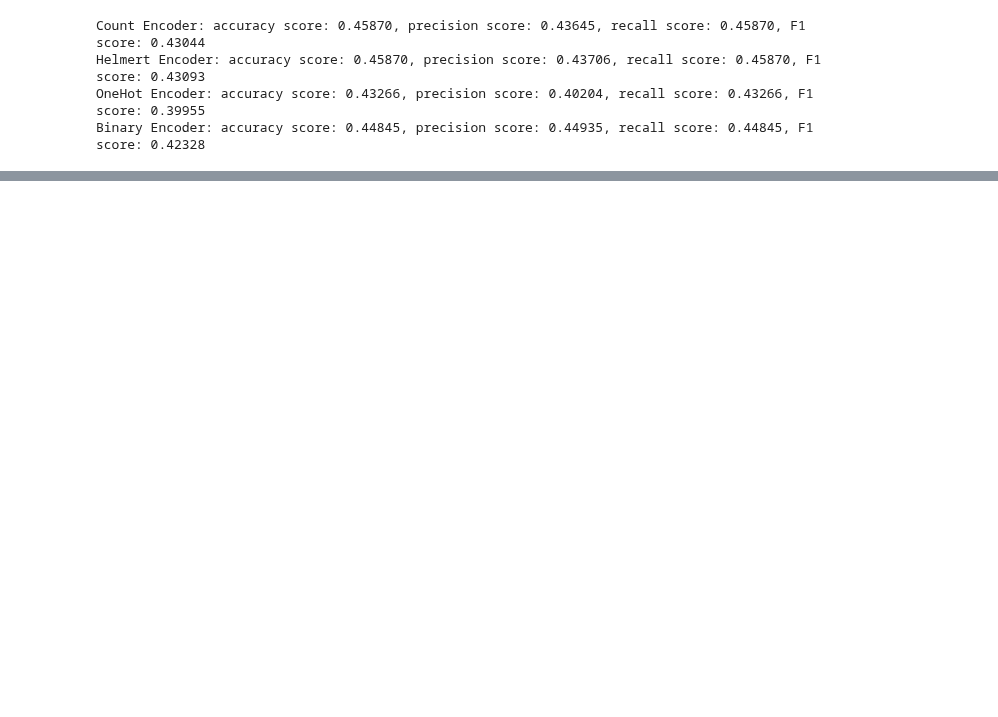
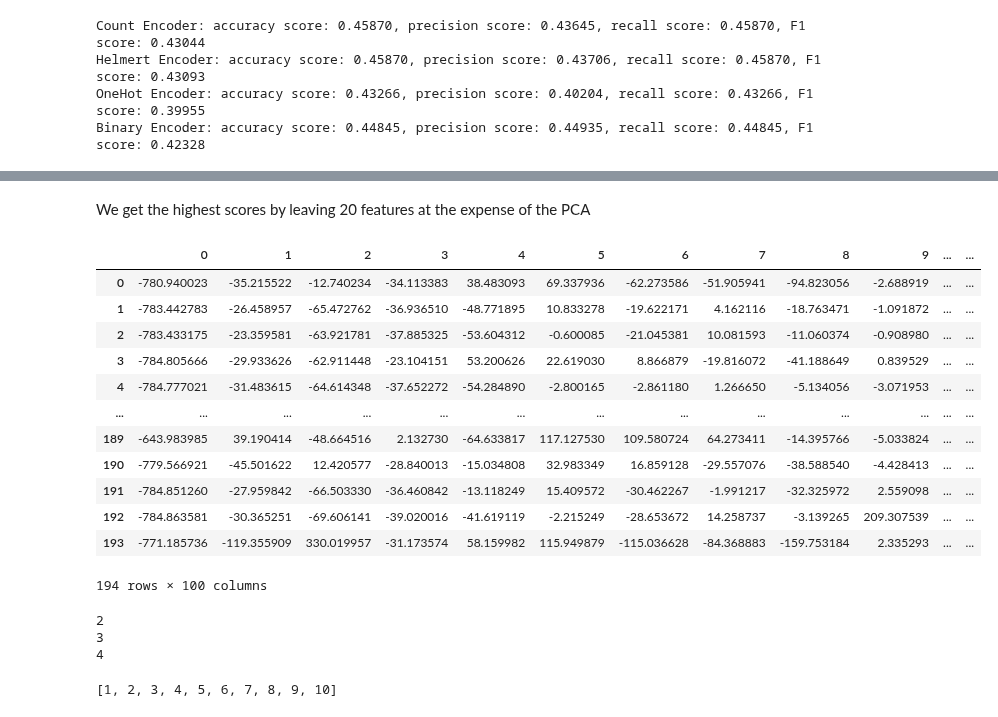
Before and after one commit to Fedorov-Nikita/Classification-Flags, a Jupyter notebook: classification-flags.ipynb, the cells around one changed output, grey strips where cells are left out. Cells and saved outputs as stored; diff of their text form; code cells hidden in the pictures; blank space fills up the shorter version.

Commit message:
Add polynomial features and PCA

```diff
--- a/classification-flags.ipynb
+++ b/classification-flags.ipynb
@@ -331,0 +344,35 @@ Pipeline(steps=[('transformer',
+# %% [markdown]
+We get the highest scores by leaving 20 features at the expense of the PCA
+# %%
+transformer = ColumnTransformer(transformers=[('cat', helm_enc, cat)],
+                                remainder='passthrough')
+pipeline = Pipeline(steps=[('transformer', transformer),
+                           ('poly', PolynomialFeatures(degree=3,include_bias=False)),
+                           ('PCA', PCA(n_components=100))])
+X1 = pipeline.fit_transform(X)
+pd.DataFrame(X1)
+# %% [output]
+|  | 0 | 1 | 2 | 3 | 4 | 5 | 6 | 7 | 8 | 9 | ... | ... |
+| 0 | -780.940023 | -35.215522 | -12.740234 | -34.113383 | 38.483093 | 69.337936 | -62.273586 | -51.905941 | -94.823056 | -2.688919 | ... | ... |
+| 1 | -783.442783 | -26.458957 | -65.472762 | -36.936510 | -48.771895 | 10.833278 | -19.622171 | 4.162116 | -18.763471 | -1.091872 | ... | ... |
+| 2 | -783.433175 | -23.359581 | -63.921781 | -37.885325 | -53.604312 | -0.600085 | -21.045381 | 10.081593 | -11.060374 | -0.908980 | ... | ... |
+| 3 | -784.805666 | -29.933626 | -62.911448 | -23.104151 | 53.200626 | 22.619030 | 8.866879 | -19.816072 | -41.188649 | 0.839529 | ... | ... |
+| 4 | -784.777021 | -31.483615 | -64.614348 | -37.652272 | -54.284890 | -2.800165 | -2.861180 | 1.266650 | -5.134056 | -3.071953 | ... | ... |
+| ... | ... | ... | ... | ... | ... | ... | ... | ... | ... | ... | ... | ... |
+| 189 | -643.983985 | 39.190414 | -48.664516 | 2.132730 | -64.633817 | 117.127530 | 109.580724 | 64.273411 | -14.395766 | -5.033824 | ... | ... |
+| 190 | -779.566921 | -45.501622 | 12.420577 | -28.840013 | -15.034808 | 32.983349 | 16.859128 | -29.557076 | -38.588540 | -4.428413 | ... | ... |
+| 191 | -784.851260 | -27.959842 | -66.503330 | -36.460842 | -13.118249 | 15.409572 | -30.462267 | -1.991217 | -32.325972 | 2.559098 | ... | ... |
+| 192 | -784.863581 | -30.365251 | -69.606141 | -39.020016 | -41.619119 | -2.215249 | -28.653672 | 14.258737 | -3.139265 | 209.307539 | ... | ... |
+| 193 | -771.185736 | -119.355909 | 330.019957 | -31.173574 | 58.159982 | 115.949879 | -115.036628 | -84.368883 | -159.753184 | 2.335293 | ... | ... |
+194 rows × 100 columns
+# %%
+for i in range(2,5):
+    print(i)
+# %% [output]
+2
+3
+4
+# %%
+list(range(1,11))
+# %% [output]
+[1, 2, 3, 4, 5, 6, 7, 8, 9, 10]
```
Also changed, not shown: parts of 13 cells of this notebook.
